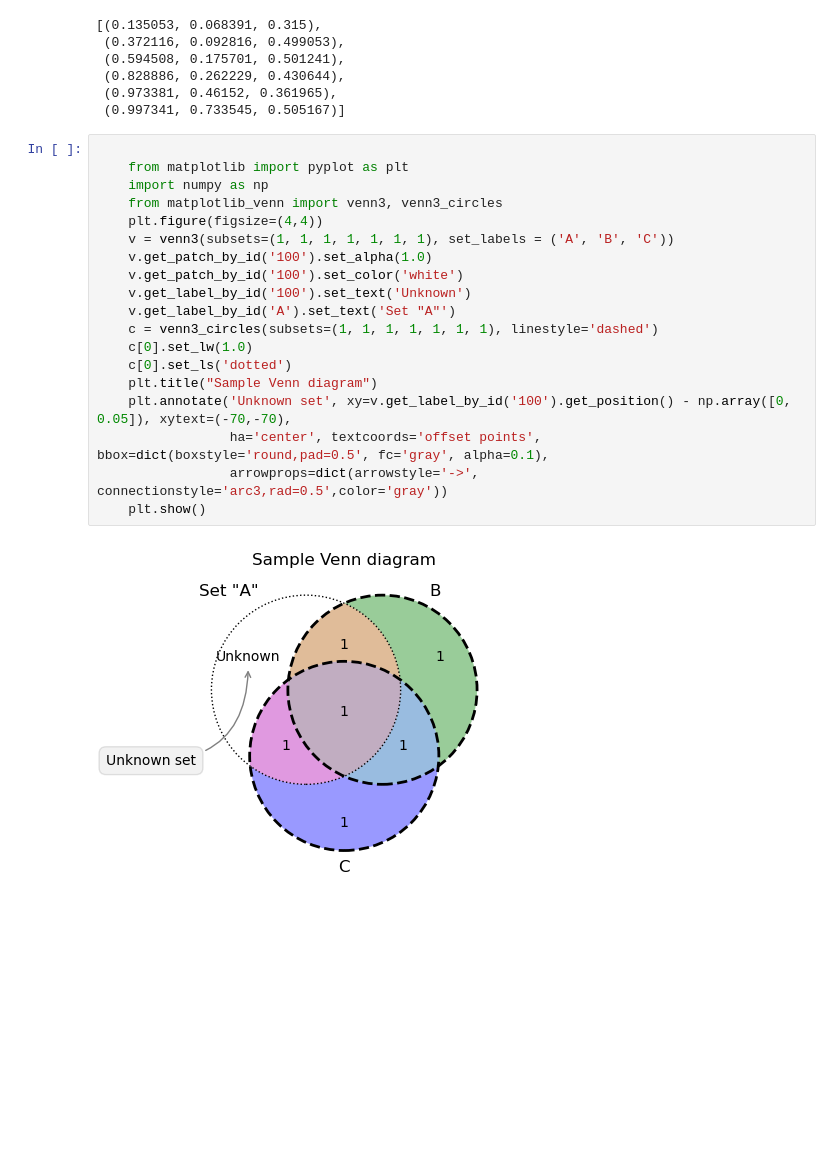
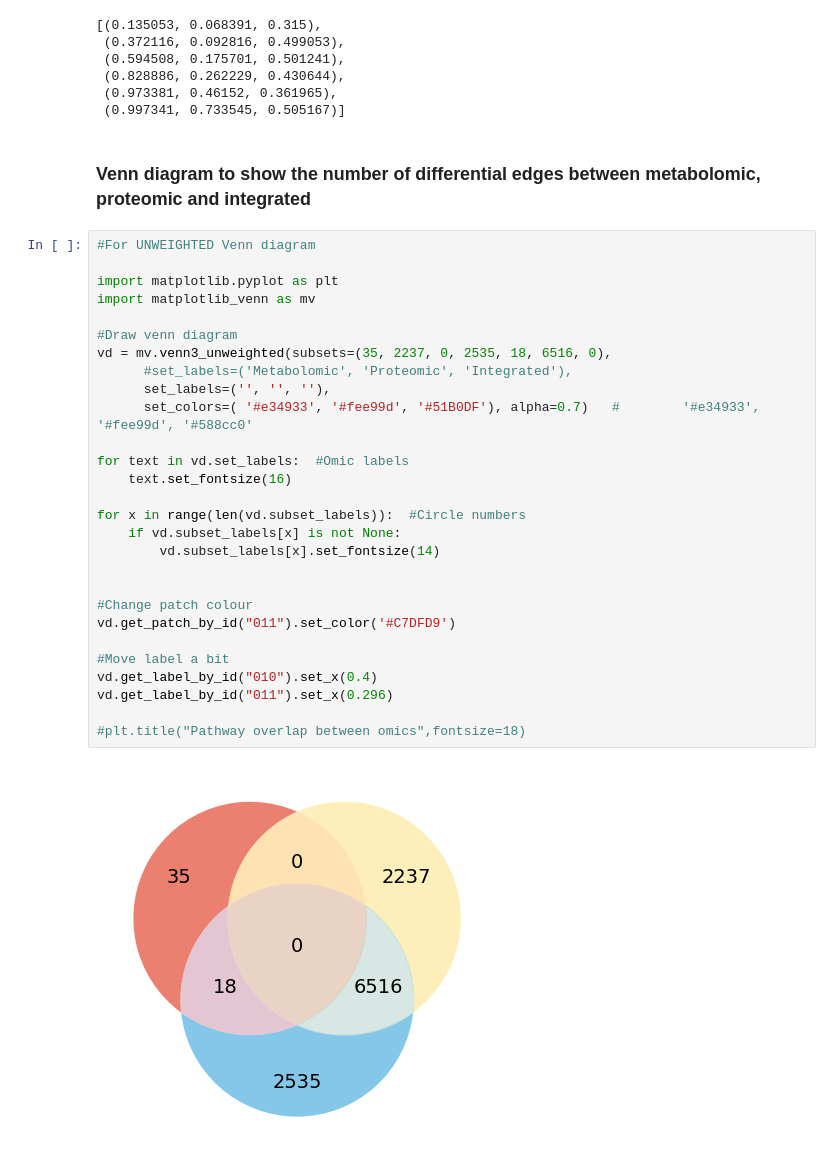
Before and after one commit to j-keung/multiomics-pathway-analysis, a Jupyter notebook: extra_figures.ipynb, the cells around one changed output. Cells and saved outputs as stored; diff of their text form; blank space fills up the shorter version.

```diff
--- a/extra_figures.ipynb
+++ b/extra_figures.ipynb
@@ -90,24 +142,35 @@ sns.color_palette("magma")
  (0.828886, 0.262229, 0.430644),
  (0.973381, 0.46152, 0.361965),
  (0.997341, 0.733545, 0.505167)]
-# %%
-
-    from matplotlib import pyplot as plt
-    import numpy as np
-    from matplotlib_venn import venn3, venn3_circles
-    plt.figure(figsize=(4,4))
-    v = venn3(subsets=(1, 1, 1, 1, 1, 1, 1), set_labels = ('A', 'B', 'C'))
-    v.get_patch_by_id('100').set_alpha(1.0)
-    v.get_patch_by_id('100').set_color('white')
-    v.get_label_by_id('100').set_text('Unknown')
-    v.get_label_by_id('A').set_text('Set "A"')
-    c = venn3_circles(subsets=(1, 1, 1, 1, 1, 1, 1), linestyle='dashed')
-    c[0].set_lw(1.0)
-    c[0].set_ls('dotted')
-    plt.title("Sample Venn diagram")
-    plt.annotate('Unknown set', xy=v.get_label_by_id('100').get_position() - np.array([0, 0.05]), xytext=(-70,-70),
-                 ha='center', textcoords='offset points', bbox=dict(boxstyle='round,pad=0.5', fc='gray', alpha=0.1),
-                 arrowprops=dict(arrowstyle='->', connectionstyle='arc3,rad=0.5',color='gray'))
-    plt.show()
-# %% [output]
-[figure, removed]
+# %% [markdown]
+### Venn diagram to show the number of differential edges between metabolomic, proteomic and integrated
+# %%
+#For UNWEIGHTED Venn diagram
+
+import matplotlib.pyplot as plt
+import matplotlib_venn as mv
+
+#Draw venn diagram
+vd = mv.venn3_unweighted(subsets=(35, 2237, 0, 2535, 18, 6516, 0),
+      #set_labels=('Metabolomic', 'Proteomic', 'Integrated'),
+      set_labels=('', '', ''),
+      set_colors=( '#e34933', '#fee99d', '#51B0DF'), alpha=0.7)   #        '#e34933', '#fee99d', '#588cc0'
+
+for text in vd.set_labels:  #Omic labels
+    text.set_fontsize(16)
+
+for x in range(len(vd.subset_labels)):  #Circle numbers
+    if vd.subset_labels[x] is not None:
+        vd.subset_labels[x].set_fontsize(14)
+
+
+#Change patch colour
+vd.get_patch_by_id("011").set_color('#C7DFD9')
+
+#Move label a bit
+vd.get_label_by_id("010").set_x(0.4)
+vd.get_label_by_id("011").set_x(0.296)
+
+#plt.title("Pathway overlap between omics",fontsize=18)
+# %% [output]
+[figure, added]
```
Also changed, not shown: parts of 4 cells of this notebook, 2 other files.
